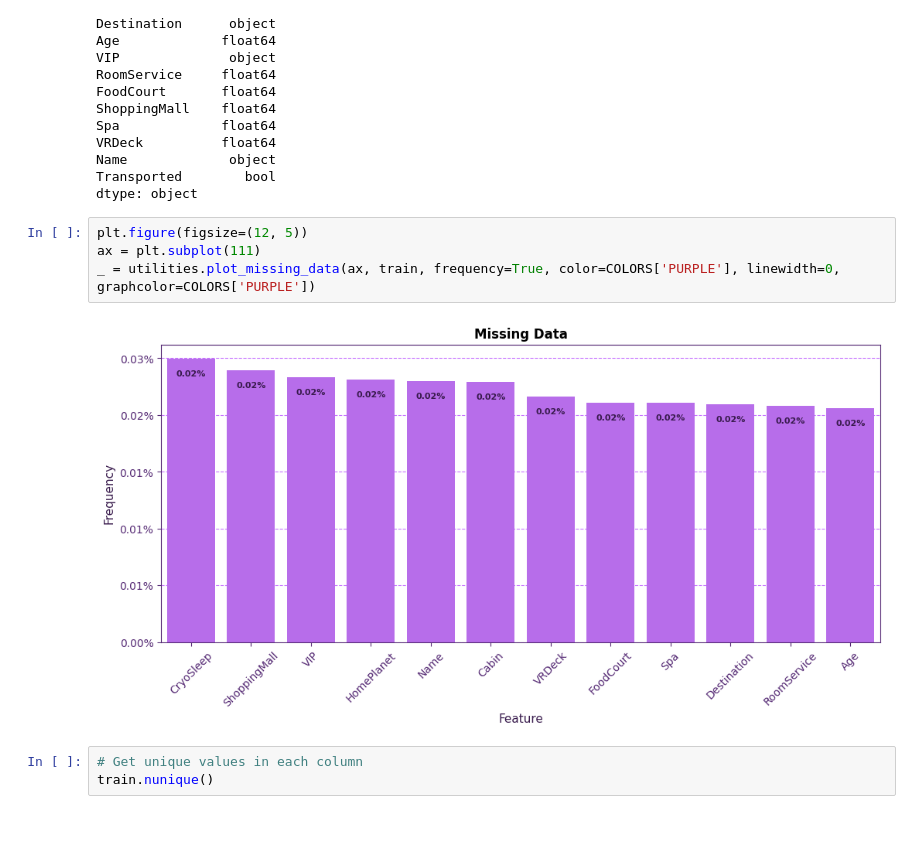
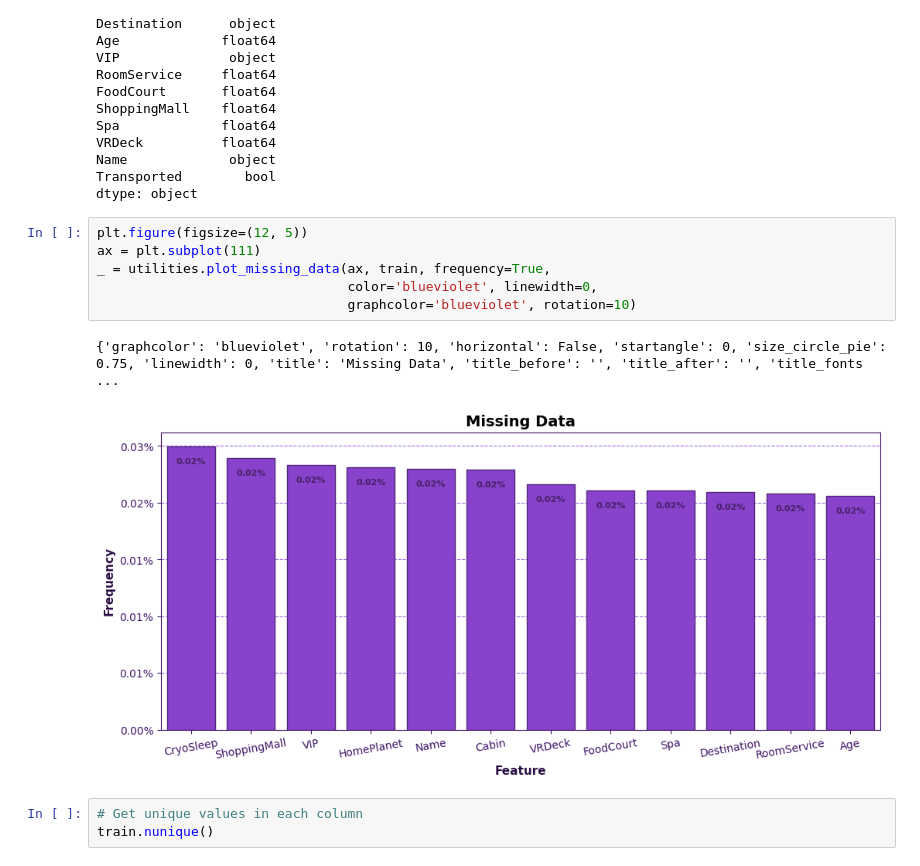
Before and after one commit to ydepledt/kaggle, a Jupyter notebook: spaceship-titanic/spaceship_titatic.ipynb, the cells around one changed output. Saved outputs shown, nothing was run; the diff lists cells and outputs as text; blank space fills up the shorter version.

Commit message:
Adjust plotter utilities

```diff
--- a/spaceship-titanic/spaceship_titatic.ipynb
+++ b/spaceship-titanic/spaceship_titatic.ipynb
@@ -88,9 +86,12 @@ dtype: object
 # %%
 plt.figure(figsize=(12, 5))
 ax = plt.subplot(111)
-_ = utilities.plot_missing_data(ax, train, frequency=True, color=COLORS['PURPLE'], linewidth=0, graphcolor=COLORS['PURPLE'])
+_ = utilities.plot_missing_data(ax, train, frequency=True,
+                                color='blueviolet', linewidth=0,
+                                graphcolor='blueviolet', rotation=10)
 # %% [output]
+{'graphcolor': 'blueviolet', 'rotation': 10, 'horizontal': False, 'startangle': 0, 'size_circle_pie': 0.75, 'linewidth': 0, 'title': 'Missing Data', 'title_before': '', 'title_after': '', 'title_fonts ...
-[figure, old version]
+[figure, new version]
 # %%
 # Get unique values in each column
 train.nunique()
```
Also changed, not shown: parts of 6 cells of this notebook, 1 other file.
